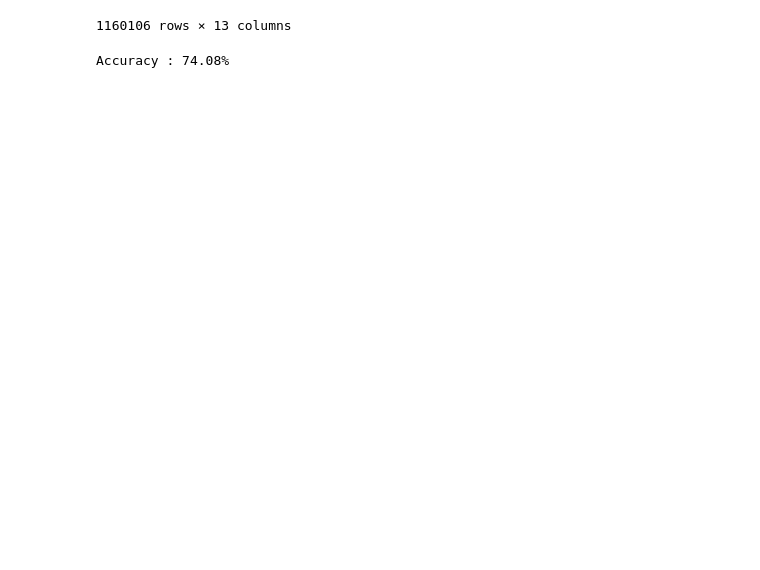
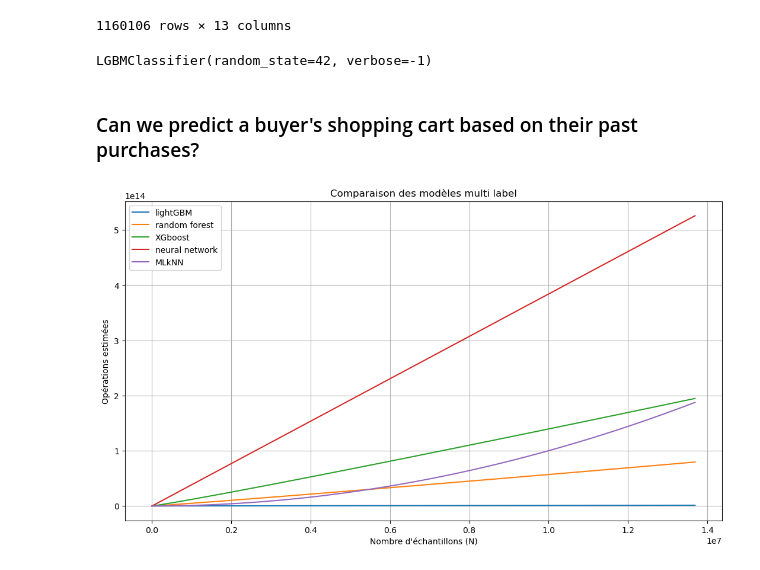
Before and after one commit to AlexandrG1209/nextbuy, a Jupyter notebook: notebook.ipynb, the cells around one changed output. Saved outputs shown, nothing was run; the diff lists cells and outputs as text; code cells hidden in the pictures; blank space fills up the shorter version.

Commit message:
add ia to respond to the question Can we predict the number of items in a customer's next basket?

```diff
--- a/notebook.ipynb
+++ b/notebook.ipynb
@@ -722,10 +790,5 @@ input_train, input_test, output_train, output_test = train_test_split(inputt_bas
 # %%
-
 light_basket = init_lightgbm()
 light_basket.fit(input_train, output_train)
-
-output_pred = light_basket.predict(input_test)
-
-print(f"Accuracy : {accuracy_score(output_test, output_pred):.2%}")
 # %% [output]
-Accuracy : 74.08%
+LGBMClassifier(random_state=42, verbose=-1)
@@ -731,0 +799,40 @@ Accuracy : 74.08%
+# %% [markdown]
+### Can we predict a buyer's shopping cart based on their past purchases?
+# %%
+N = np.linspace(1, 13690738, 100)
+
+# Constantes
+
+D = 6                                           # nombre de collones
+K = 100                                         # nombre d arbres
+I = 100                                         # nombre d itérations pour logistic regression et neural network)
+W = D * 64                                      # nobmre de neuronnes dans le neural network
+L = 1000                                        # nombre de produits
+k = 10                                          # nombre de voisin  du mlknn
+
+# formule de complexité des modeles en multi label
+
+lr = I * N * D * L                               # O(I*N*d*L)
+rf = K * N * np.log2(N) * np.sqrt(D) * L         # O(K*N*log(N)*d^-1*L)
+xgb = K * N * np.log2(N) * D * L                 # O(K*N*log(N)*d*L)
+lgbm = K * (N * 0.2) * (D * 0.8) * L             # O(K*0.2N*0.8*L)
+nn = I * N * W * L                               # O(I*N*W*L)
+mlknn = N**2 + N * k * L                         # O(N²*N*k*L)
+
+plt.figure(figsize=(13, 7))
+
+# tracée des courbes
+
+plt.plot(N, lgbm, label="lightGBM")
+plt.plot(N, rf, label="random forest")
+plt.plot(N, xgb, label="XGboost")
+plt.plot(N, nn, label="neural network")
+plt.plot(N, mlknn, label="MLkNN")
+
+plt.title(f"Comparaison des modèles multi label")
+plt.xlabel("Nombre d'échantillons (N)")
+plt.ylabel("Opérations estimées")
+plt.legend(fontsize=10)
+plt.grid(True)
+# %% [output]
+[figure, added]
```
Also changed, not shown: parts of 29 cells of this notebook.
